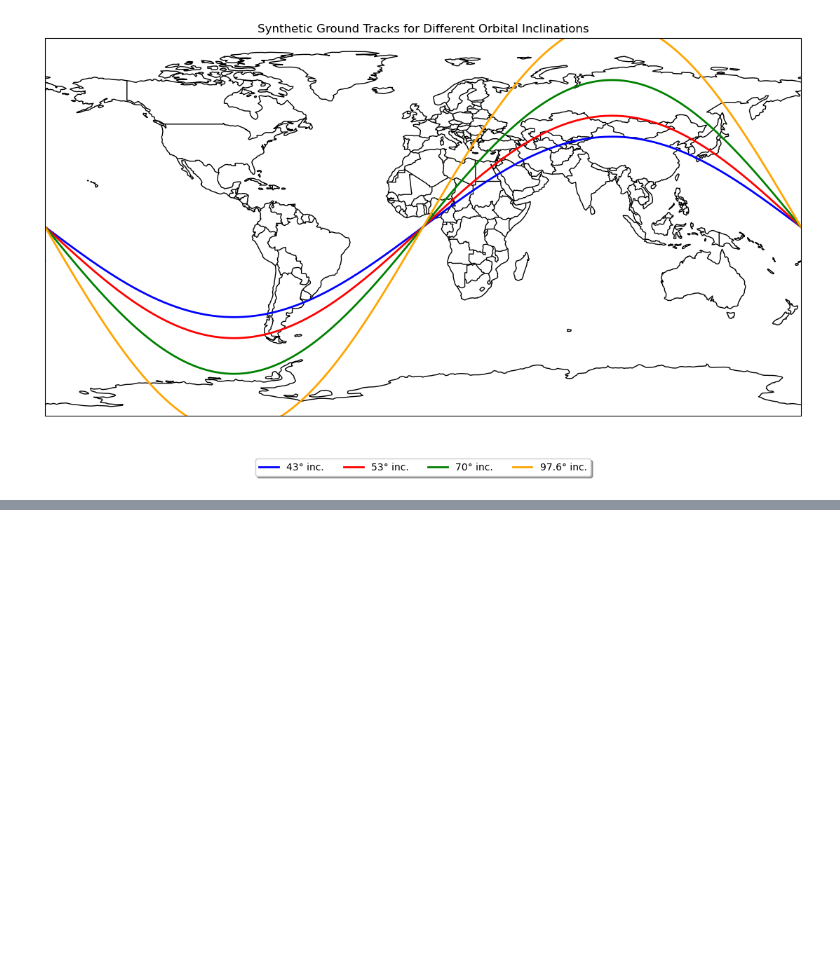
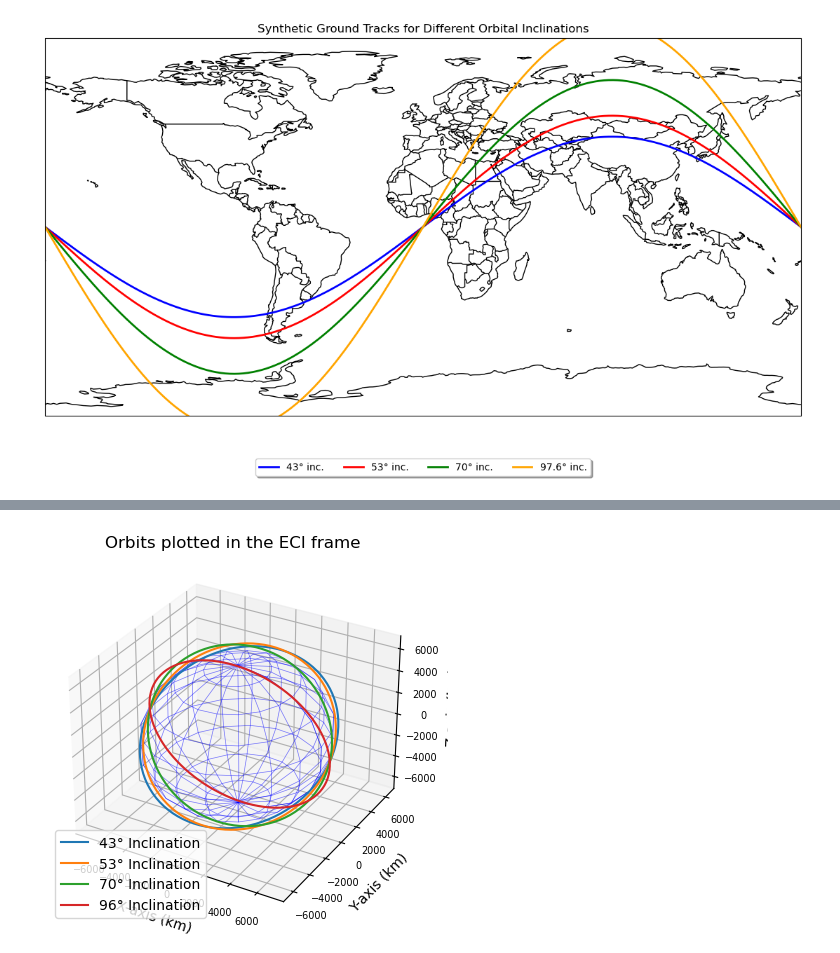
Before and after one commit to aliahan/SatInView, a Jupyter notebook: Untitled.ipynb, the cells around one changed output, grey strips where cells are left out. Saved outputs shown, nothing was run; the diff lists cells and outputs as text; code cells hidden in the pictures; blank space fills up the shorter version.

```diff
--- a/Untitled.ipynb
+++ b/Untitled.ipynb
@@ -376,0 +608,69 @@ plt.show()
+# %%
+import numpy as np
+import matplotlib.pyplot as plt
+from mpl_toolkits.mplot3d import Axes3D
+import datetime as dt
+import math as m
+
+# Constants
+mu = 398600.4418  # Earth's gravitational parameter [km^3/s^2]
+RE = 6378  # Earth's radius [km]
+altitude = 550  # Typical altitude for Starlink satellites [km]
+r = RE + altitude
+D = 24 * 0.997269  # Earth's sidereal day [hours]
+
+def plot_orbits(inclinations):
+    fig = plt.figure()
+    ax = plt.axes(projection='3d', computed_zorder=False)
+
+    for inc in inclinations:
+        a = r  # Semi-major axis for circular orbit
+        e = 0  # Eccentricity for circular orbit
+        i = np.radians(inc)  # Inclination in radians
+        RAAN = np.radians(0)  # Right Ascension of Ascending Node in radians
+        omega = np.radians(0)  # Argument of perigee in radians
+
+        orb = {"name": f"{inc}° Inclination", "a": a, "e": e, "i": i, "RAAN": RAAN, "omega": omega}
+        orb.update({"b": orb["a"] * m.sqrt(1 - orb["e"]**2), "c": orb["a"] * orb["e"]})
+
+        R = np.matmul(np.array([[m.cos(orb["RAAN"]), -m.sin(orb["RAAN"]), 0],
+                                [m.sin(orb["RAAN"]), m.cos(orb["RAAN"]), 0],
+                                [0, 0, 1]]),
+                      (np.array([[1, 0, 0],
+                                 [0, m.cos(orb["i"]), -m.sin(orb["i"])],
+                                 [0, m.sin(orb["i"]), m.cos(orb["i"])]])))
+        R = np.matmul(R, np.array([[m.cos(orb["omega"]), -m.sin(orb["omega"]), 0],
+                                   [m.sin(orb["omega"]), m.cos(orb["omega"]), 0],
+                                   [0, 0, 1]]))
+
+        x, y, z = [], [], []
+        for theta in np.linspace(0, 2 * m.pi, 100):
+            P = np.matmul(R, np.array([[orb["a"] * m.cos(theta)],
+                                       [orb["b"] * m.sin(theta)],
+                                       [0]])) - np.matmul(R, np.array([[orb["c"]], [0], [0]]))
+            x.append(P[0, 0])
+            y.append(P[1, 0])
+            z.append(P[2, 0])
+
+        ax.plot(x, y, z, zorder=5, label=orb["name"])
+
+    u, v = np.mgrid[0:2*np.pi:20j, 0:np.pi:10j]
+    ax.plot_wireframe(RE * np.cos(u) * np.sin(v), RE * np.sin(u) * np.sin(v), RE * np.cos(v), color="b", alpha=0.5, lw=0.5, zorder=0)
+    plt.title("Orbits plotted in the ECI frame")
+    ax.set_xlabel("X-axis (km)")
+    ax.set_ylabel("Y-axis (km)")
+    ax.set_zlabel("Z-axis (km)")
+    ax.xaxis.set_tick_params(labelsize=7)
+    ax.yaxis.set_tick_params(labelsize=7)
+    ax.zaxis.set_tick_params(labelsize=7)
+    ax.set_aspect('auto')
+    ax.legend()
+    plt.show()
+
+# List of inclinations
+inclinations = [43, 53, 70, 96]
+
+# Plot the orbits
+plot_orbits(inclinations)
+# %% [output]
+[figure, added]
```
Also changed, not shown: parts of 10 cells of this notebook, 24 other files.
